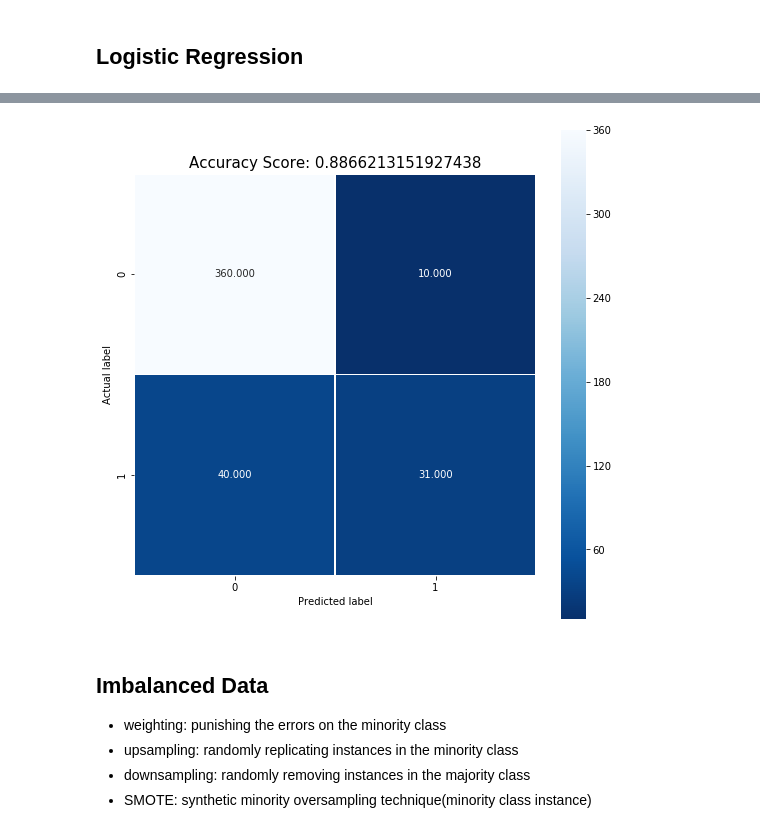
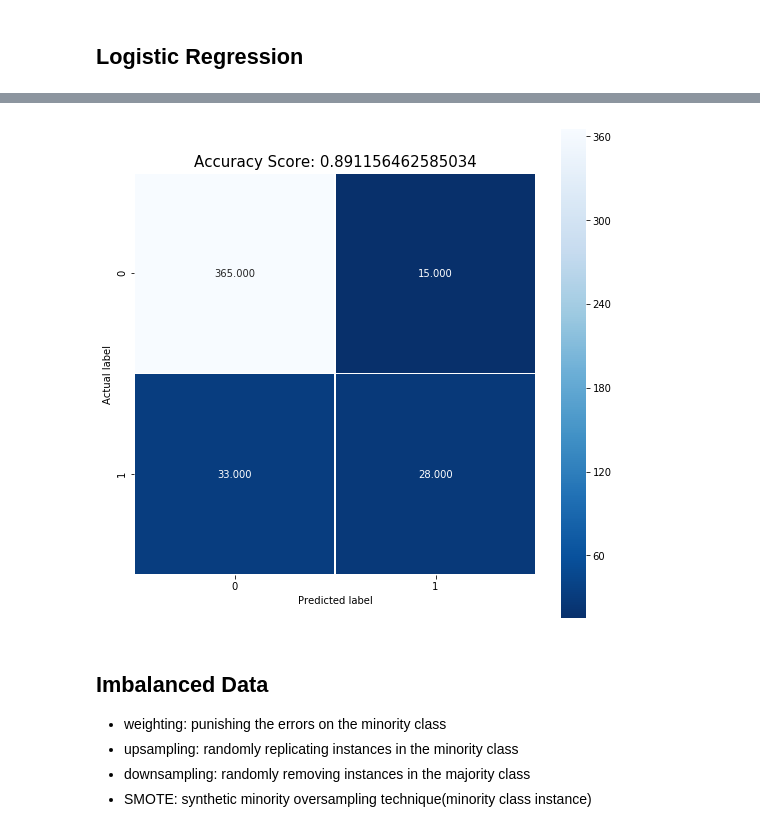
Before and after one commit to tonnykwon/naver-project, a Jupyter notebook: preprocessing_kwon.ipynb, the cells around one changed output, grey strips where cells are left out. Cells and saved outputs as stored; diff of their text form; code cells hidden in the pictures.

```diff
--- a/preprocessing_kwon.ipynb
+++ b/preprocessing_kwon.ipynb
@@ -99,0 +126,2 @@ sns.countplot(x="Attrition", data=hr)
+# %%
+normalized_data = pd.concat([normalized_data, encoded_data],1)
@@ -123,3 +141,7 @@ processed_data.columns.get_loc("Attrition_Yes")
 # %%
 # use Attrition_Yes as target
-processed_data = processed_data.drop("Attrition_No",1)
+normalized_data = normalized_data.drop("Attrition_No",1)
+# %%
+normalized_labels = normalized_data['Attrition_Yes']
+
+temp_data = normalized_data.drop(['Attrition_Yes'], axis=1)
@@ -126,9 +152,8 @@ processed_data = processed_data.drop("Attrition_No",1)
 # %%
 # split train test
 from sklearn.model_selection import train_test_split
-temp = pd.concat([processed_data.iloc[:,:14], processed_data.iloc[:,16:]], 1)
 
-X_train, X_test, y_train, y_test = train_test_split(temp, processed_data.iloc[:,15], test_size=0.3, random_state=12)
+X_train, X_test, y_train, y_test = train_test_split(temp_data, normalized_labels, test_size=0.3, random_state=120)
 print(X_train.shape)
 print(X_test.shape)
 print(y_train.shape)
@@ -161,14 +186,14 @@ print(cm)
 # %%
 plt.figure(figsize=(9,9))
 sns.heatmap(cm, annot=True, fmt=".3f", linewidths=.5, square = True, cmap = 'Blues_r');
 plt.ylabel('Actual label');
 plt.xlabel('Predicted label');
 all_sample_title = 'Accuracy Score: {0}'.format(score)
 plt.title(all_sample_title, size = 15);
 
-processed_data.to_csv( "data/processed_data.csv")
+normalized_data.to_csv( "data/processed_data.csv")
 # %% [output]
-[figure, old version]
+[figure, new version]
 # %% [markdown]
 ## Imbalanced Data
 * weighting: punishing the errors on the minority class
```
Also changed, not shown: parts of 14 cells of this notebook, 3 other files.
